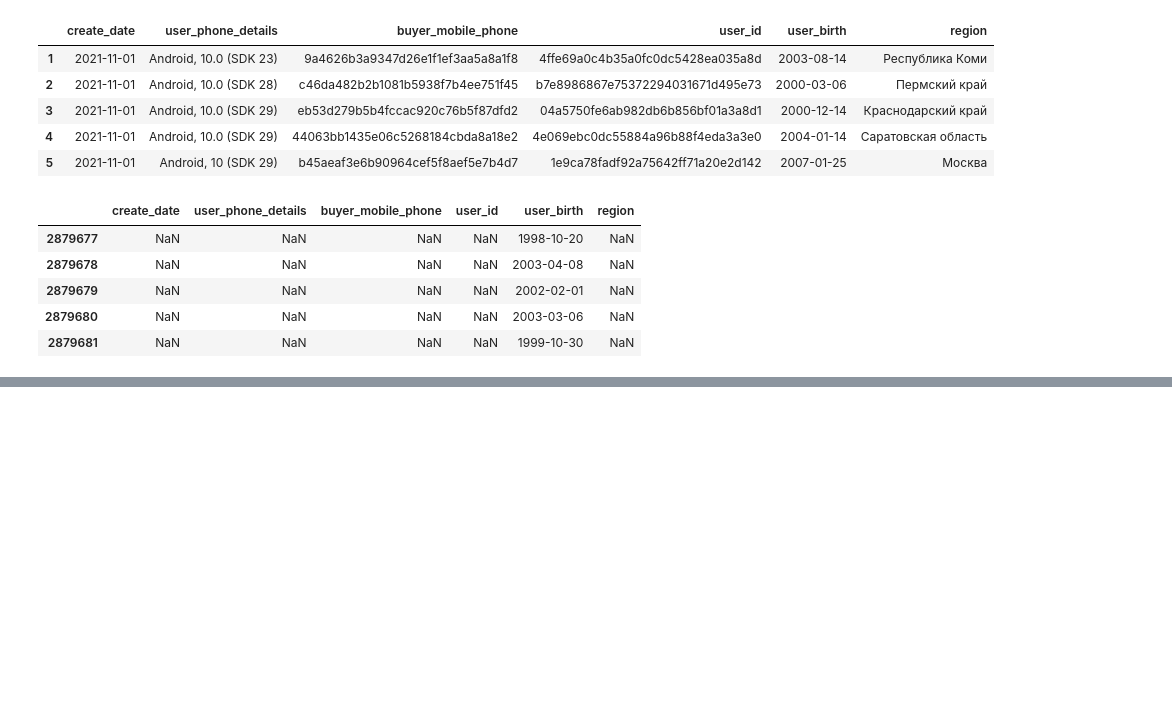
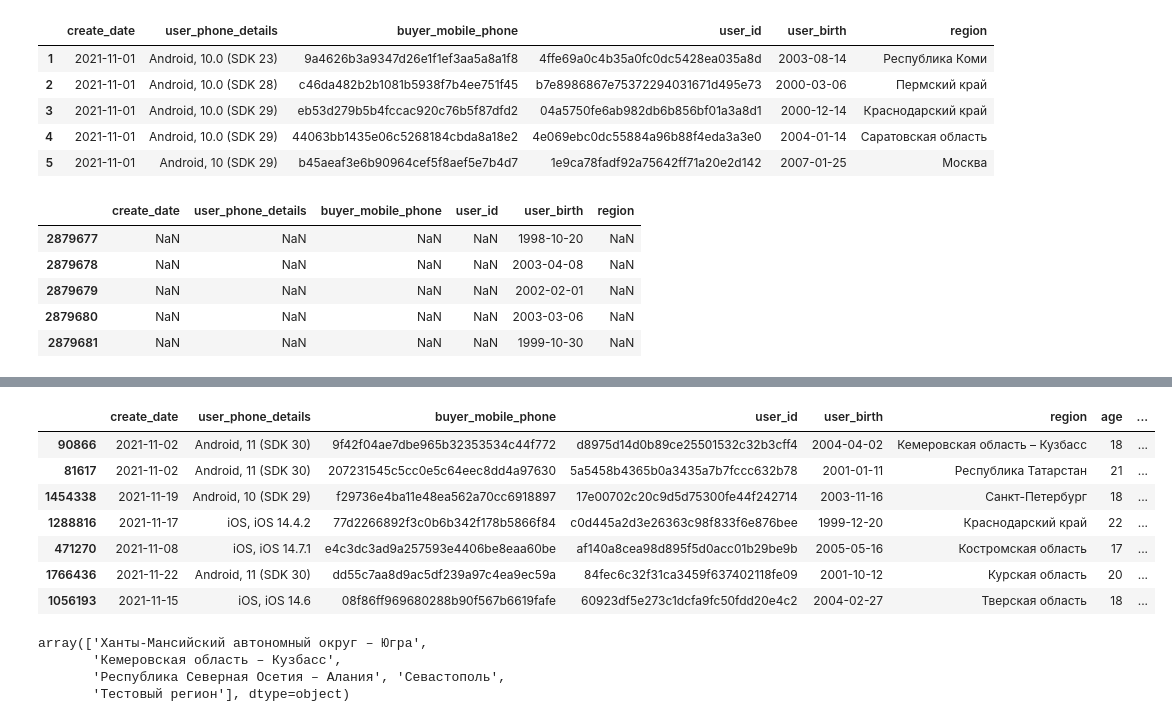
Before and after one commit to crazy-historian/pushkin_card_recommender_system, a Jupyter notebook: Download.ipynb, the cells around one changed output, grey strips where cells are left out. Drawn from its saved outputs; the diff is of its cells as text; code cells hidden in the pictures; blank space fills up the shorter version.

```diff
--- a/Download.ipynb
+++ b/Download.ipynb
@@ -432,0 +473,2 @@ Name: create_date, Length: 2879681, dtype: datetime64[ns]
+# %%
+users_full['age'] = users_full['user_birth'].apply(lambda x: int(round((datetime.now() - x).days / 365.2425, 0)))
@@ -432,0 +516,2 @@ Name: create_date, Length: 2879681, dtype: datetime64[ns]
+# %%
+df = pd.read_csv(dir + 'RegionRussia.csv')
@@ -432,0 +529,2 @@ Name: create_date, Length: 2879681, dtype: datetime64[ns]
+# %%
+region_list = df.set_index('Наименование субъекта').T.to_dict('records')
@@ -432,0 +551,20 @@ Name: create_date, Length: 2879681, dtype: datetime64[ns]
+# %%
+users_full['Region_number'] = users_full['region'].map(region_list[0])
+# %%
+users_full.sample(7)
+# %% [output]
+|  | create_date | user_phone_details | buyer_mobile_phone | user_id | user_birth | region | age | ... |
+| 90866 | 2021-11-02 | Android, 11 (SDK 30) | 9f42f04ae7dbe965b32353534c44f772 | d8975d14d0b89ce25501532c32b3cff4 | 2004-04-02 | Кемеровская область – Кузбасс | 18 | ... |
+| 81617 | 2021-11-02 | Android, 11 (SDK 30) | 207231545c5cc0e5c64eec8dd4a97630 | 5a5458b4365b0a3435a7b7fccc632b78 | 2001-01-11 | Республика Татарстан | 21 | ... |
+| 1454338 | 2021-11-19 | Android, 10 (SDK 29) | f29736e4ba11e48ea562a70cc6918897 | 17e00702c20c9d5d75300fe44f242714 | 2003-11-16 | Санкт-Петербург | 18 | ... |
+| 1288816 | 2021-11-17 | iOS, iOS 14.4.2 | 77d2266892f3c0b6b342f178b5866f84 | c0d445a2d3e26363c98f833f6e876bee | 1999-12-20 | Краснодарский край | 22 | ... |
+| 471270 | 2021-11-08 | iOS, iOS 14.7.1 | e4c3dc3ad9a257593e4406be8eaa60be | af140a8cea98d895f5d0acc01b29be9b | 2005-05-16 | Костромская область | 17 | ... |
+| 1766436 | 2021-11-22 | Android, 11 (SDK 30) | dd55c7aa8d9ac5df239a97c4ea9ec59a | 84fec6c32f31ca3459f637402118fe09 | 2001-10-12 | Курская область | 20 | ... |
+| 1056193 | 2021-11-15 | iOS, iOS 14.6 | 08f86ff969680288b90f567b6619fafe | 60923df5e273c1dcfa9fc50fdd20e4c2 | 2004-02-27 | Тверская область | 18 | ... |
+# %%
+users_full[users_full['Region_number'].isna()]['region'].unique()
+# %% [output]
+array(['Ханты-Мансийский автономный округ – Югра',
+       'Кемеровская область – Кузбасс',
+       'Республика Северная Осетия – Алания', 'Севастополь',
+       'Тестовый регион'], dtype=object)
```
Also changed, not shown: parts of 23 cells of this notebook.
